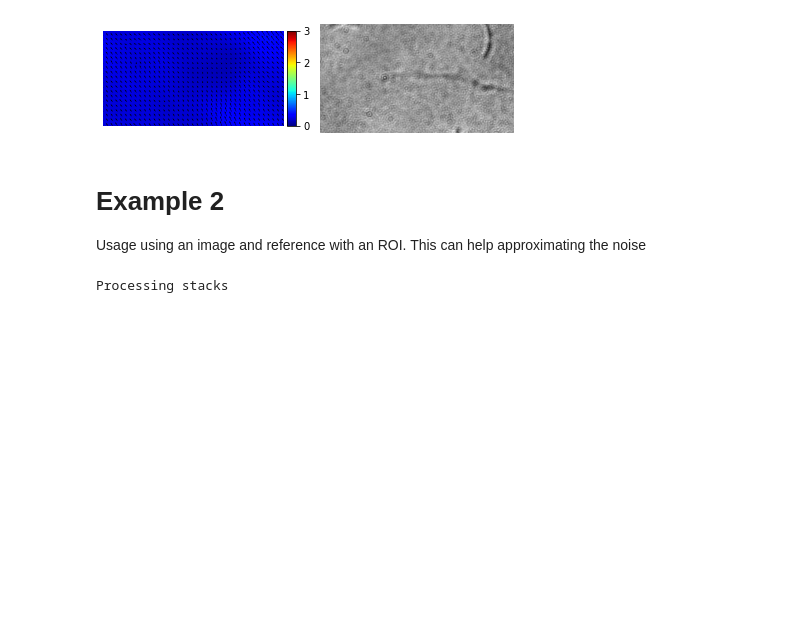
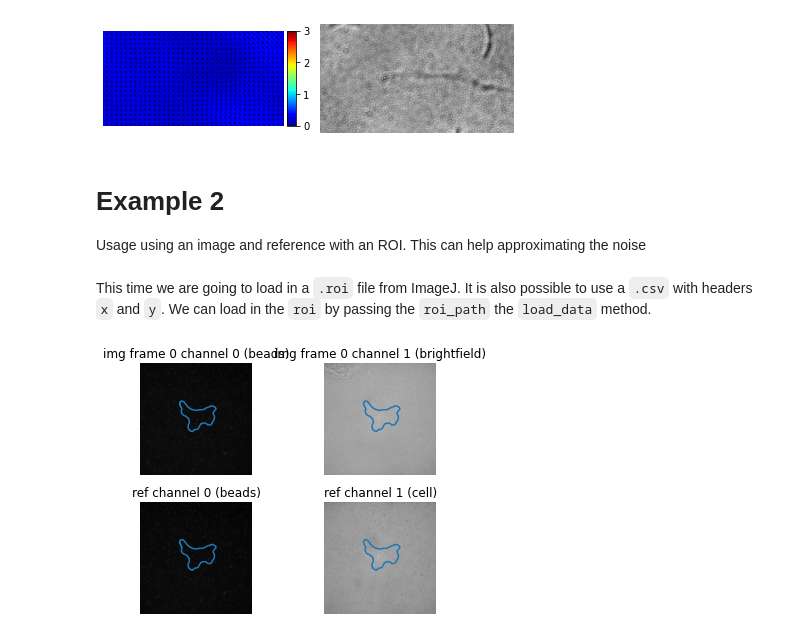
Before and after one commit to rg314/pytraction, a Jupyter notebook: scripts/usage.ipynb, the cells around one changed output. Saved outputs shown, nothing was run; the diff lists cells and outputs as text; code cells hidden in the pictures; blank space fills up the shorter version.

````diff
--- a/scripts/usage.ipynb
+++ b/scripts/usage.ipynb
@@ -60,11 +131,5 @@ E = 1000 # Young's modulus in Pa
 img_path = '../data/example2/1kPa-2-Position006.tif'
 ref_path = '../data/example2/1kPa-2-Position006_ref.tif'
 roi_path = '../data/example2/1kPa-2-Position006.roi'
-
-traction_obj = TractionForce(pix_per_mu, E=E, window_size=64)
-
-img, ref, roi = traction_obj.load_data(img_path, ref_path, roi_path)
-
-log2 = traction_obj.process_stack(img, ref, roi=roi, verbose=1)
-# %% [output]
-Processing stacks
+# %% [markdown]
+This time we are going to load in a ```.roi``` file from ImageJ. It is also possible to use a ```.csv``` with headers `x` and `y`. We can load in the `roi` by passing the `roi_path` the `load_data` method.
@@ -70,0 +139,27 @@ Processing stacks
+# %%
+x, y = roi # get x and y from ROI
+
+fig, ax = plt.subplots(2,2)
+ax[0,0].set_title('img frame 0 channel 0 (beads)')
+ax[0,0].imshow(img[0,0,:,:], cmap='gray')
+ax[0,0].plot(x,y)
+ax[0,0].set_axis_off()
+
+ax[0,1].set_title('img frame 0 channel 1 (brightfield)')
+ax[0,1].imshow(img[0,1,:,:], cmap='gray')
+ax[0,1].plot(x,y)
+ax[0,1].set_axis_off()
+
+ax[1,0].set_title('ref channel 0 (beads)')
+ax[1,0].imshow(ref[0,:,:], cmap='gray')
+ax[1,0].plot(x,y)
+ax[1,0].set_axis_off()
+
+ax[1,1].set_title('ref channel 1 (cell)')
+ax[1,1].imshow(ref[1,:,:], cmap='gray')
+ax[1,1].plot(x,y)
+ax[1,1].set_axis_off()
+
+plt.tight_layout()
+# %% [output]
+[figure, added]
````
Also changed, not shown: parts of 34 cells of this notebook, 4 other files.
